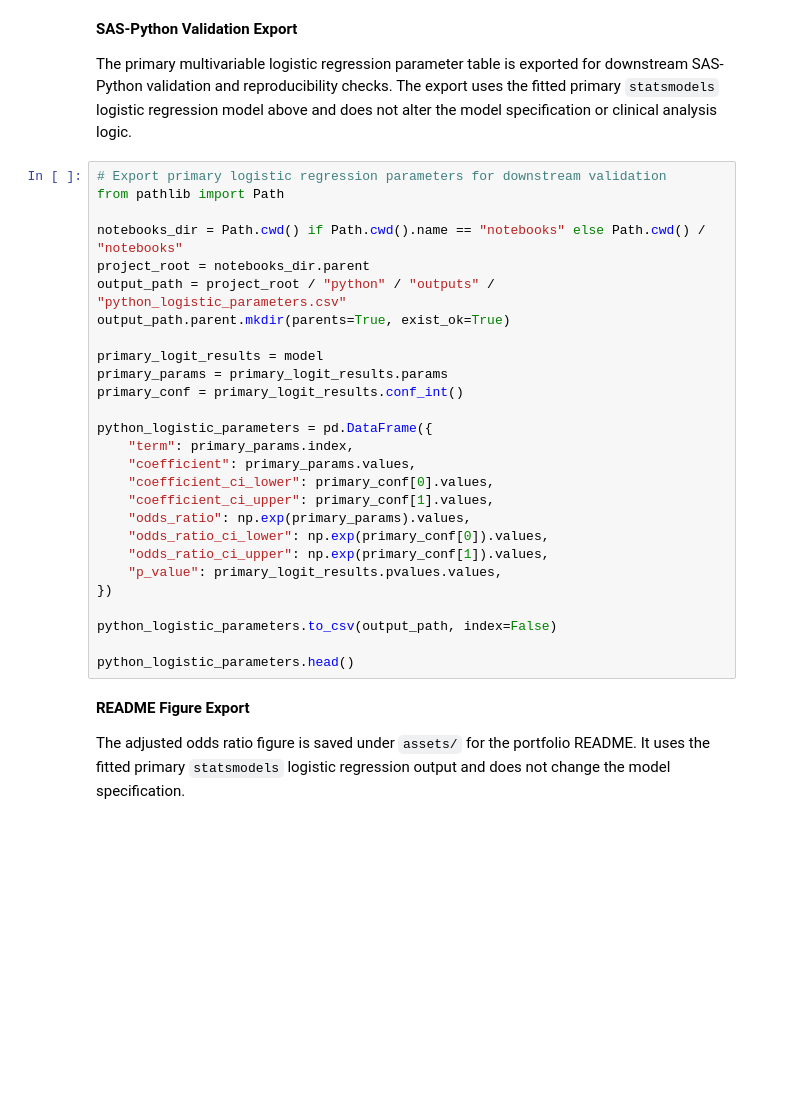
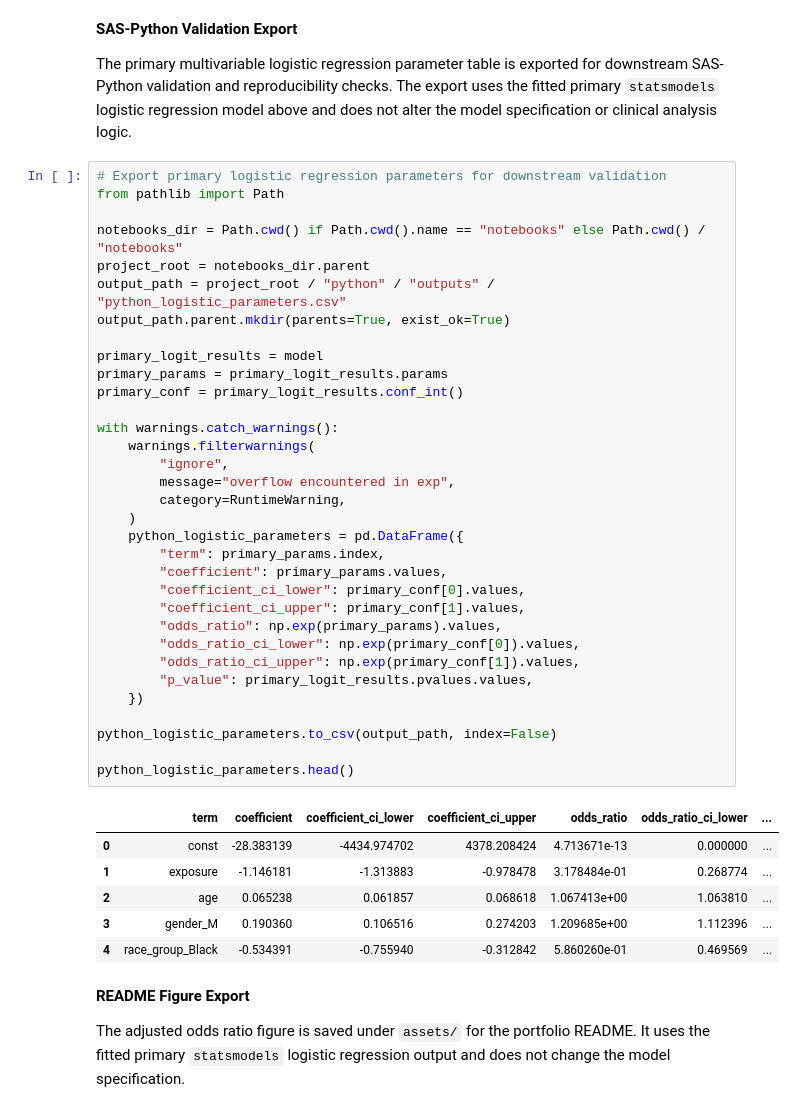
Before and after one commit to makotoy56/mimic-iv-nonicu-medication, a Jupyter notebook: notebooks/04b_multivariable_outcomes.ipynb, the cells around one changed output. Cells and saved outputs as stored; diff of their text form; blank space fills up the shorter version.

```diff
--- a/notebooks/04b_multivariable_outcomes.ipynb
+++ b/notebooks/04b_multivariable_outcomes.ipynb
@@ -431,30 +448,43 @@ The primary multivariable logistic regression parameter table is exported for do
 # %%
 # Export primary logistic regression parameters for downstream validation
 from pathlib import Path
 
 notebooks_dir = Path.cwd() if Path.cwd().name == "notebooks" else Path.cwd() / "notebooks"
 project_root = notebooks_dir.parent
 output_path = project_root / "python" / "outputs" / "python_logistic_parameters.csv"
 output_path.parent.mkdir(parents=True, exist_ok=True)
 
 primary_logit_results = model
 primary_params = primary_logit_results.params
 primary_conf = primary_logit_results.conf_int()
 
-python_logistic_parameters = pd.DataFrame({
-    "term": primary_params.index,
-    "coefficient": primary_params.values,
-    "coefficient_ci_lower": primary_conf[0].values,
-    "coefficient_ci_upper": primary_conf[1].values,
-    "odds_ratio": np.exp(primary_params).values,
-    "odds_ratio_ci_lower": np.exp(primary_conf[0]).values,
-    "odds_ratio_ci_upper": np.exp(primary_conf[1]).values,
-    "p_value": primary_logit_results.pvalues.values,
-})
+with warnings.catch_warnings():
+    warnings.filterwarnings(
+        "ignore",
+        message="overflow encountered in exp",
+        category=RuntimeWarning,
+    )
+    python_logistic_parameters = pd.DataFrame({
+        "term": primary_params.index,
+        "coefficient": primary_params.values,
+        "coefficient_ci_lower": primary_conf[0].values,
+        "coefficient_ci_upper": primary_conf[1].values,
+        "odds_ratio": np.exp(primary_params).values,
+        "odds_ratio_ci_lower": np.exp(primary_conf[0]).values,
+        "odds_ratio_ci_upper": np.exp(primary_conf[1]).values,
+        "p_value": primary_logit_results.pvalues.values,
+    })
 
 python_logistic_parameters.to_csv(output_path, index=False)
 
 python_logistic_parameters.head()
+# %% [output]
+|  | term | coefficient | coefficient_ci_lower | coefficient_ci_upper | odds_ratio | odds_ratio_ci_lower | ... |
+| 0 | const | -28.383139 | -4434.974702 | 4378.208424 | 4.713671e-13 | 0.000000 | ... |
+| 1 | exposure | -1.146181 | -1.313883 | -0.978478 | 3.178484e-01 | 0.268774 | ... |
+| 2 | age | 0.065238 | 0.061857 | 0.068618 | 1.067413e+00 | 1.063810 | ... |
+| 3 | gender_M | 0.190360 | 0.106516 | 0.274203 | 1.209685e+00 | 1.112396 | ... |
+| 4 | race_group_Black | -0.534391 | -0.755940 | -0.312842 | 5.860260e-01 | 0.469569 | ... |
 # %% [markdown]
 **README Figure Export**
 
```
Also changed, not shown: parts of 8 cells of this notebook, 1 other file.
